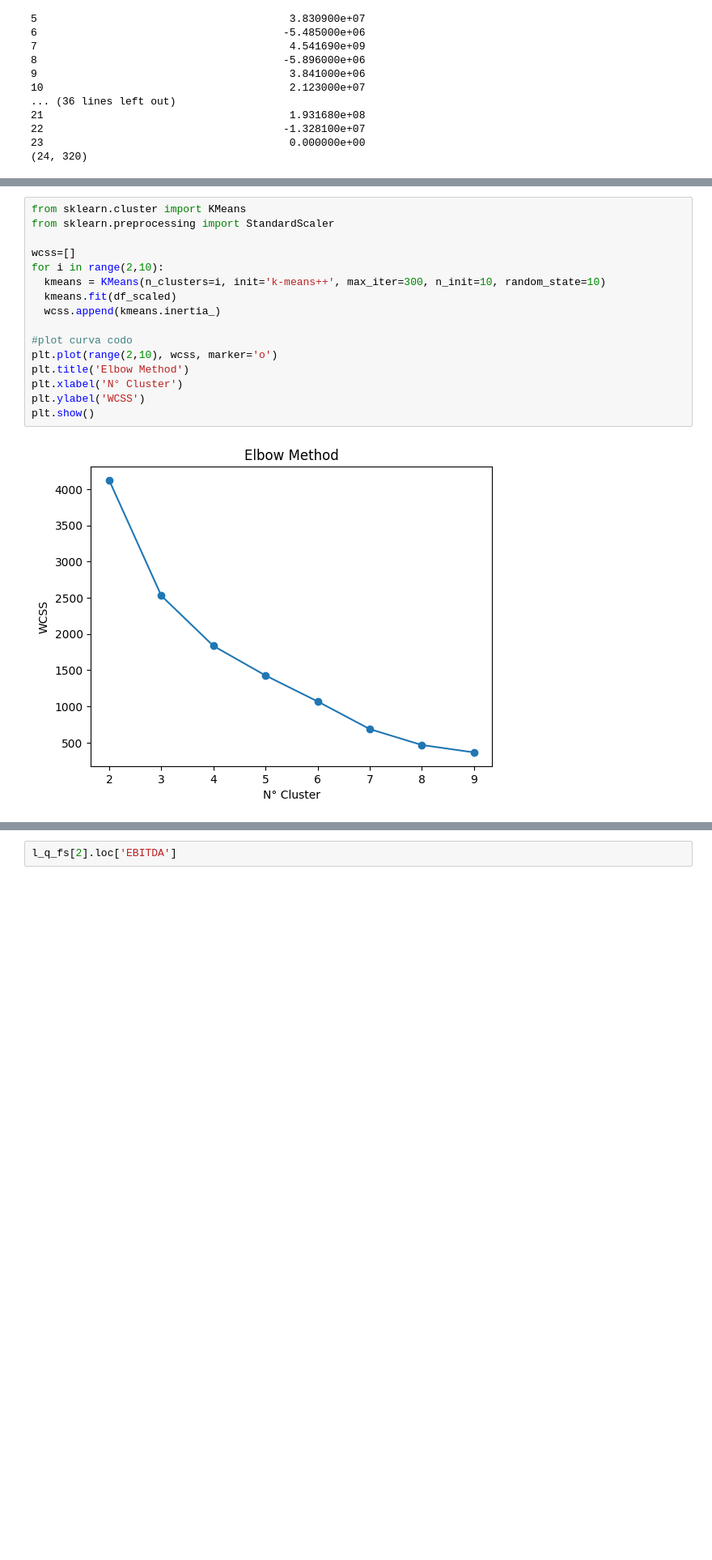
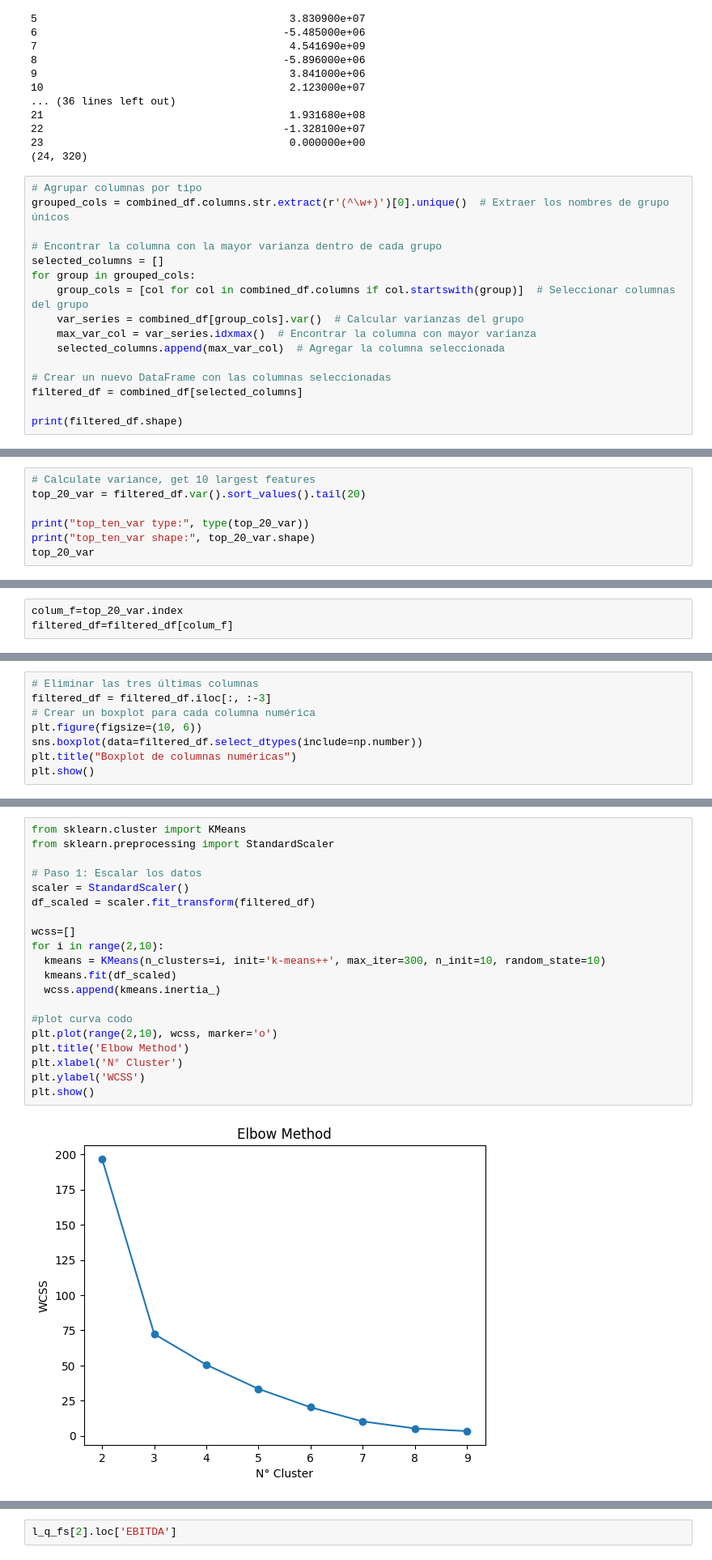
Before and after one commit to pabliacci/Finance-python, a Jupyter notebook: IPSA_data_analisis.ipynb, the cells around one changed output, grey strips where cells are left out. Shown: that part at 81% size. Drawn from its saved outputs; the diff is of its cells as text; blank space fills up the shorter version.

```diff
--- a/IPSA_data_analisis.ipynb
+++ b/IPSA_data_analisis.ipynb
@@ -606,3 +622,19 @@ print(combined_df.shape)
 22                                      -1.328100e+07
 23                                       0.000000e+00
 (24, 320)
+# %%
+# Agrupar columnas por tipo
+grouped_cols = combined_df.columns.str.extract(r'(^\w+)')[0].unique()  # Extraer los nombres de grupo únicos
+
+# Encontrar la columna con la mayor varianza dentro de cada grupo
+selected_columns = []
+for group in grouped_cols:
+    group_cols = [col for col in combined_df.columns if col.startswith(group)]  # Seleccionar columnas del grupo
+    var_series = combined_df[group_cols].var()  # Calcular varianzas del grupo
+    max_var_col = var_series.idxmax()  # Encontrar la columna con mayor varianza
+    selected_columns.append(max_var_col)  # Agregar la columna seleccionada
+
+# Crear un nuevo DataFrame con las columnas seleccionadas
+filtered_df = combined_df[selected_columns]
+
+print(filtered_df.shape)
@@ -608,0 +643,7 @@ print(combined_df.shape)
+# %%
+# Calculate variance, get 10 largest features
+top_20_var = filtered_df.var().sort_values().tail(20)
+
+print("top_ten_var type:", type(top_20_var))
+print("top_ten_var shape:", top_20_var.shape)
+top_20_var
@@ -608,0 +671,3 @@ print(combined_df.shape)
+# %%
+colum_f=top_20_var.index
+filtered_df=filtered_df[colum_f]
@@ -608,0 +691,8 @@ print(combined_df.shape)
+# %%
+# Eliminar las tres últimas columnas
+filtered_df = filtered_df.iloc[:, :-3]
+# Crear un boxplot para cada columna numérica
+plt.figure(figsize=(10, 6))
+sns.boxplot(data=filtered_df.select_dtypes(include=np.number))
+plt.title("Boxplot de columnas numéricas")
+plt.show()
@@ -609,19 +701,23 @@ print(combined_df.shape)
 # %%
 from sklearn.cluster import KMeans
 from sklearn.preprocessing import StandardScaler
+
+# Paso 1: Escalar los datos
+scaler = StandardScaler()
+df_scaled = scaler.fit_transform(filtered_df)
 
 wcss=[]
 for i in range(2,10):
   kmeans = KMeans(n_clusters=i, init='k-means++', max_iter=300, n_init=10, random_state=10)
   kmeans.fit(df_scaled)
   wcss.append(kmeans.inertia_)
 
 #plot curva codo
 plt.plot(range(2,10), wcss, marker='o')
 plt.title('Elbow Method')
 plt.xlabel('N° Cluster')
 plt.ylabel('WCSS')
 plt.show()
 # %% [output]
-[figure, old version]
+[figure, new version]
 # %%
```
Also changed, not shown: parts of 16 cells of this notebook.
